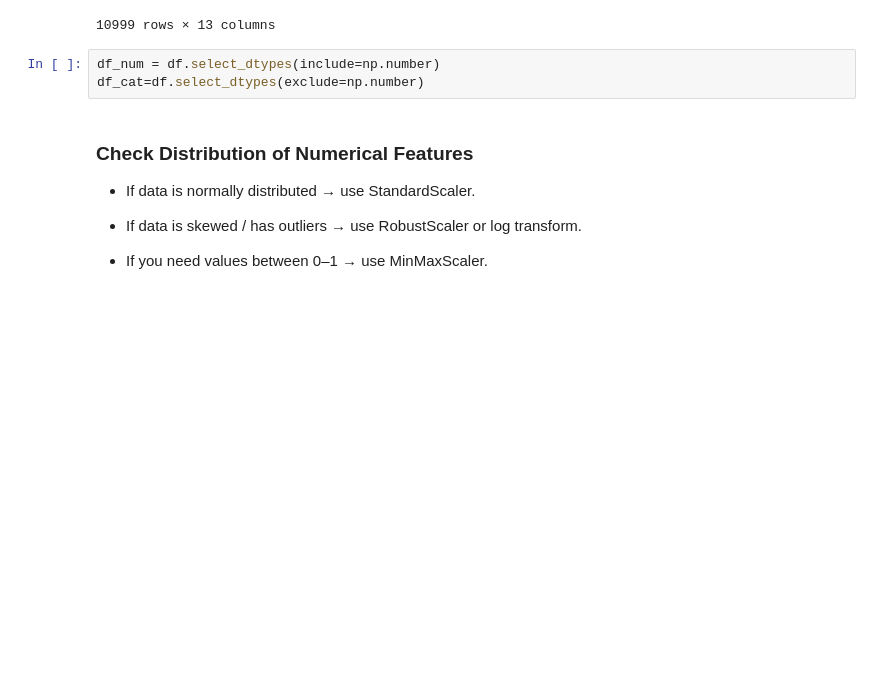
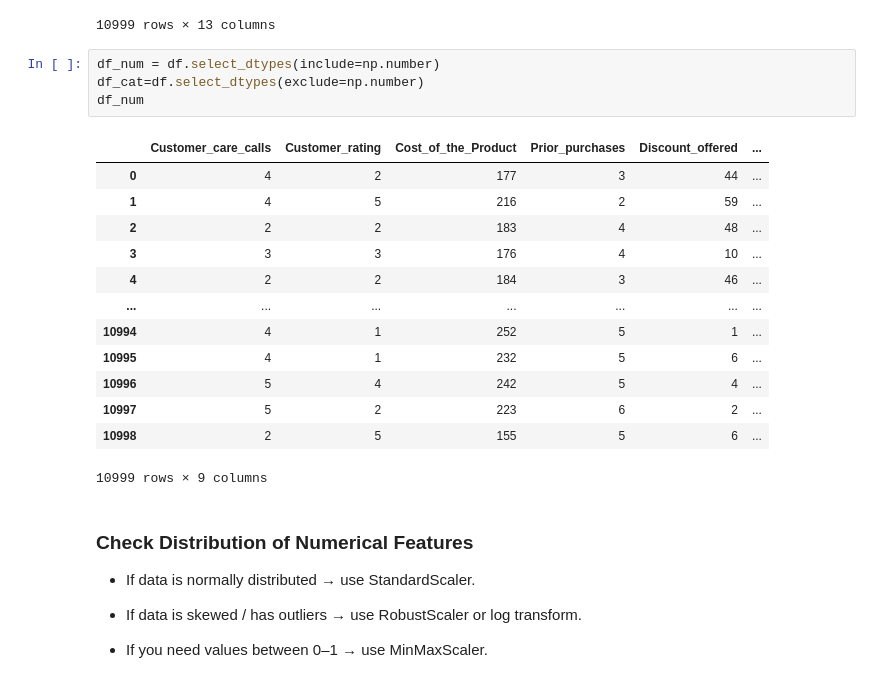
Before and after one commit to SpringBoard782/AI_Shipment_Sure_Infosys_Project, a Jupyter notebook: Ramu/main.ipynb, the cells around one changed output. Cells and saved outputs as stored; diff of their text form; blank space fills up the shorter version.

```diff
--- a/Ramu/main.ipynb
+++ b/Ramu/main.ipynb
@@ -34,6 +34,21 @@ df
 # %%
 df_num = df.select_dtypes(include=np.number)
 df_cat=df.select_dtypes(exclude=np.number)
+df_num
+# %% [output]
+|  | Customer_care_calls | Customer_rating | Cost_of_the_Product | Prior_purchases | Discount_offered | ... |
+| 0 | 4 | 2 | 177 | 3 | 44 | ... |
+| 1 | 4 | 5 | 216 | 2 | 59 | ... |
+| 2 | 2 | 2 | 183 | 4 | 48 | ... |
+| 3 | 3 | 3 | 176 | 4 | 10 | ... |
+| 4 | 2 | 2 | 184 | 3 | 46 | ... |
+| ... | ... | ... | ... | ... | ... | ... |
+| 10994 | 4 | 1 | 252 | 5 | 1 | ... |
+| 10995 | 4 | 1 | 232 | 5 | 6 | ... |
+| 10996 | 5 | 4 | 242 | 5 | 4 | ... |
+| 10997 | 5 | 2 | 223 | 6 | 2 | ... |
+| 10998 | 2 | 5 | 155 | 5 | 6 | ... |
+10999 rows × 9 columns
 # %% [markdown]
 ### Check Distribution of Numerical Features
 - If data is normally distributed → use StandardScaler.
```
Also changed, not shown: parts of 29 cells of this notebook, 1 other file.
